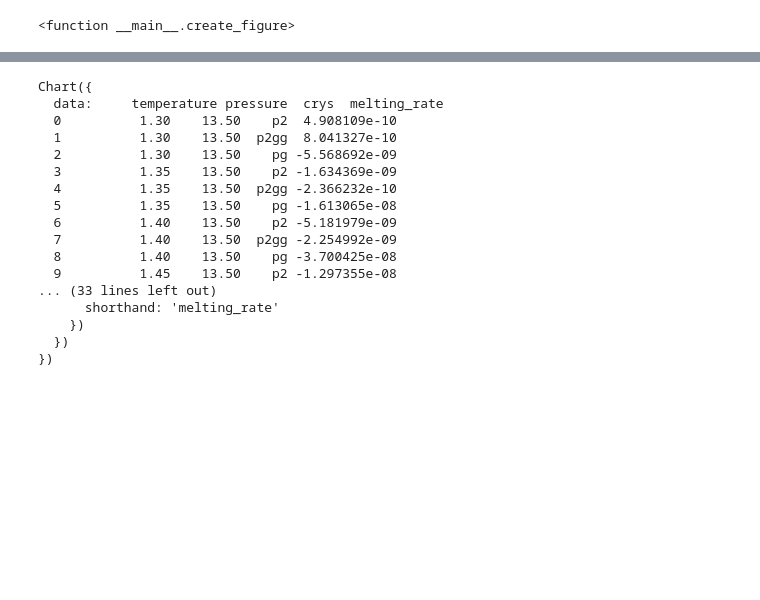
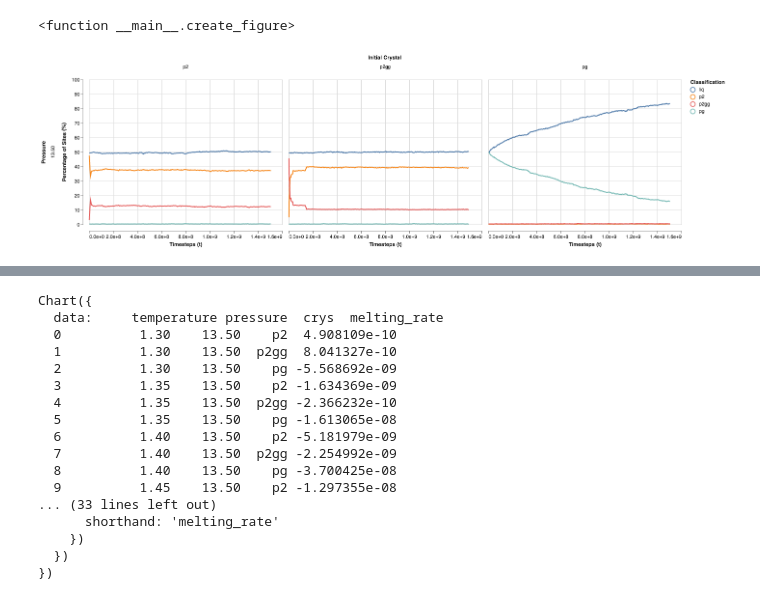
Before and after one commit to malramsay64/Crystal_Melting, a Jupyter notebook: notebooks/Crystal_Fractions.ipynb, the cells around one changed output, grey strips where cells are left out. Cells and saved outputs as stored; diff of their text form; code cells hidden in the pictures; blank space fills up the shorter version.

```diff
--- a/notebooks/Crystal_Fractions.ipynb
+++ b/notebooks/Crystal_Fractions.ipynb
@@ -113,5 +138,9 @@ Failed to display Jupyter Widget of type interactive.
 If you're reading this message in the Jupyter Notebook or JupyterLab Notebook, it may mean that the widgets JavaScript is still loading. If this message persists, it likely means that the widgets Java ...
 If you're reading this message in another frontend (for example, a static rendering on GitHub or NBViewer), it may mean that your frontend doesn't currently support widgets.
 <function __main__.create_figure>
+# %%
+create_figure(temp='1.30', dataset=df_high)
+# %% [output]
+[figure, added]
 # %%
 melt_high = compute_melting_rates(df_high)
```
Also changed, not shown: parts of 10 cells of this notebook.
